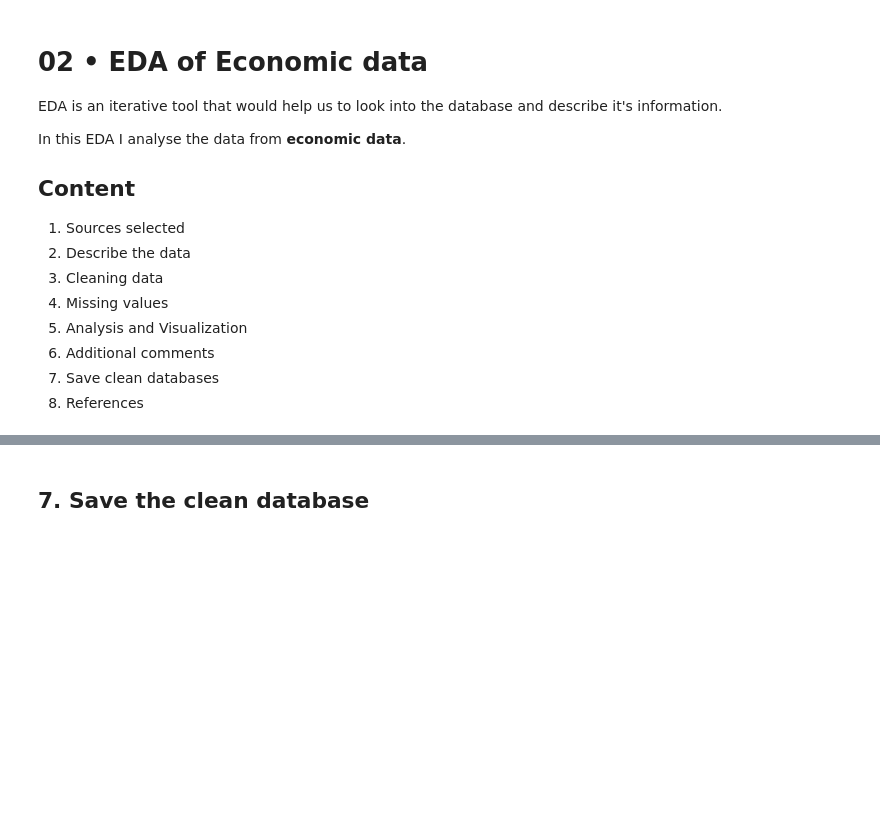
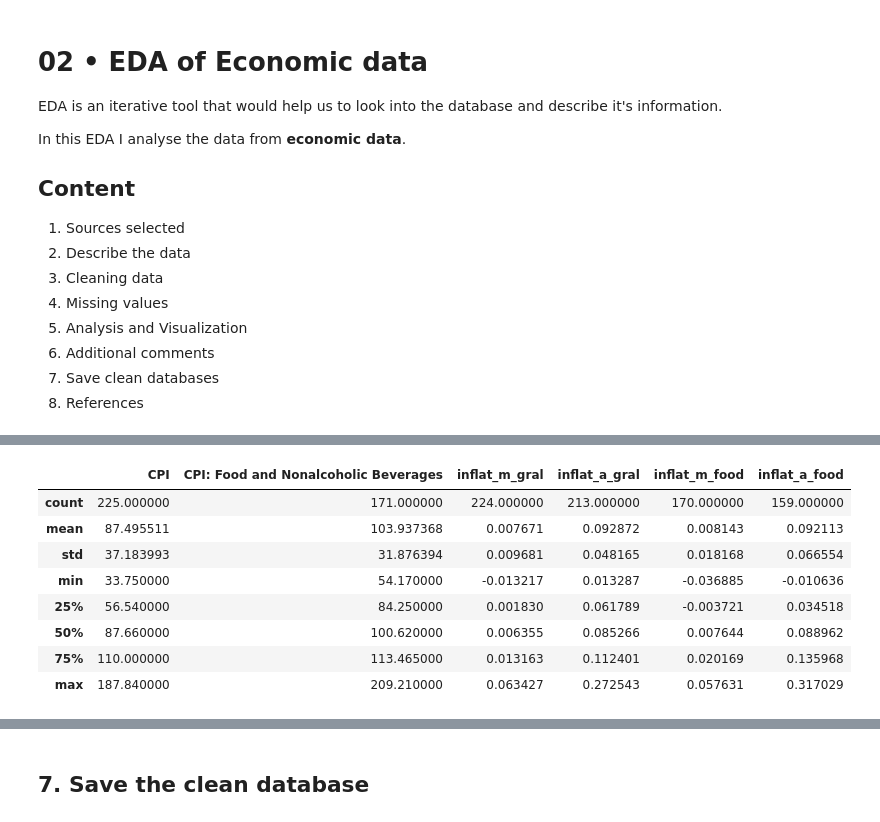
Before and after one commit to vcuspinera/Pakistan_inflation-crime, a Jupyter notebook: src/02_EDA_Economic.ipynb, the cells around one changed output, grey strips where cells are left out. Saved outputs shown, nothing was run; the diff lists cells and outputs as text; code cells hidden in the pictures; blank space fills up the shorter version.

```diff
--- a/src/02_EDA_Economic.ipynb
+++ b/src/02_EDA_Economic.ipynb
@@ -46,0 +240,13 @@ RendererRegistry.enable('default')
+# %%
+# Quanti variables, 2nd view
+df.describe()
+# %% [output]
+|  | CPI | CPI: Food and Nonalcoholic Beverages | inflat_m_gral | inflat_a_gral | inflat_m_food | inflat_a_food |
+| count | 225.000000 | 171.000000 | 224.000000 | 213.000000 | 170.000000 | 159.000000 |
+| mean | 87.495511 | 103.937368 | 0.007671 | 0.092872 | 0.008143 | 0.092113 |
+| std | 37.183993 | 31.876394 | 0.009681 | 0.048165 | 0.018168 | 0.066554 |
+| min | 33.750000 | 54.170000 | -0.013217 | 0.013287 | -0.036885 | -0.010636 |
+| 25% | 56.540000 | 84.250000 | 0.001830 | 0.061789 | -0.003721 | 0.034518 |
+| 50% | 87.660000 | 100.620000 | 0.006355 | 0.085266 | 0.007644 | 0.088962 |
+| 75% | 110.000000 | 113.465000 | 0.013163 | 0.112401 | 0.020169 | 0.135968 |
+| max | 187.840000 | 209.210000 | 0.063427 | 0.272543 | 0.057631 | 0.317029 |
```
Also changed, not shown: parts of 40 cells of this notebook, 1 other file.
